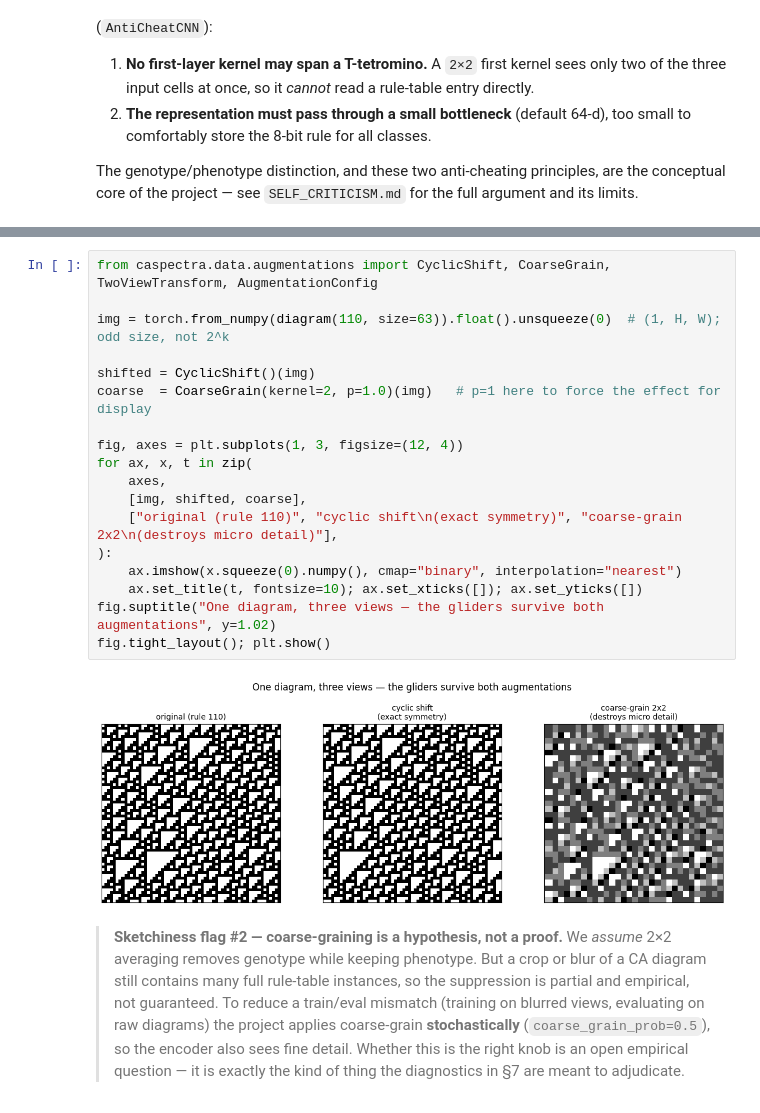
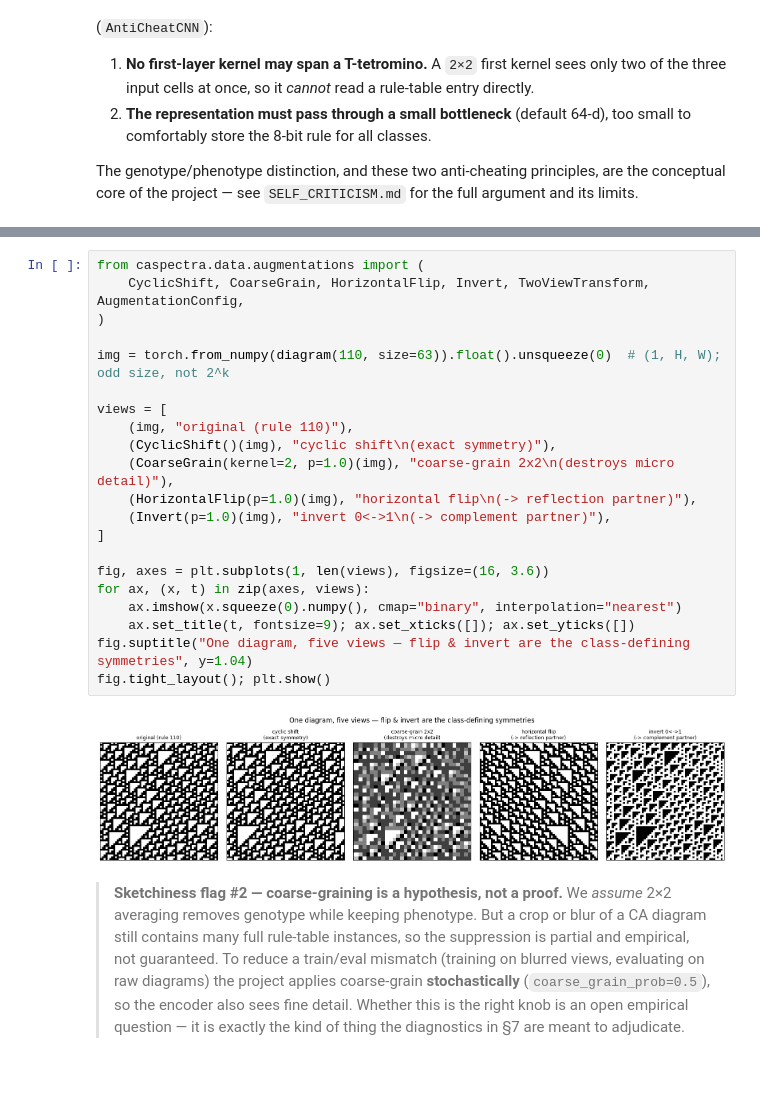
Before and after one commit to mrollier/caspectra, a Jupyter notebook: notebooks/01_problem_and_pipeline.ipynb, the cells around one changed output, grey strips where cells are left out. Drawn from its saved outputs; the diff is of its cells as text; blank space fills up the shorter version.

```diff
--- a/notebooks/01_problem_and_pipeline.ipynb
+++ b/notebooks/01_problem_and_pipeline.ipynb
@@ -286,25 +308,28 @@ rotations/transposes (they mix the physically distinct space and time axes), and
 salt-and-pepper noise. These are documented as off-by-design in
 `data/augmentations.py`.
 # %%
-from caspectra.data.augmentations import CyclicShift, CoarseGrain, TwoViewTransform, AugmentationConfig
+from caspectra.data.augmentations import (
+    CyclicShift, CoarseGrain, HorizontalFlip, Invert, TwoViewTransform, AugmentationConfig,
+)
 
 img = torch.from_numpy(diagram(110, size=63)).float().unsqueeze(0)  # (1, H, W); odd size, not 2^k
 
-shifted = CyclicShift()(img)
-coarse  = CoarseGrain(kernel=2, p=1.0)(img)   # p=1 here to force the effect for display
+views = [
+    (img, "original (rule 110)"),
+    (CyclicShift()(img), "cyclic shift\n(exact symmetry)"),
+    (CoarseGrain(kernel=2, p=1.0)(img), "coarse-grain 2x2\n(destroys micro detail)"),
+    (HorizontalFlip(p=1.0)(img), "horizontal flip\n(-> reflection partner)"),
+    (Invert(p=1.0)(img), "invert 0<->1\n(-> complement partner)"),
+]
 
-fig, axes = plt.subplots(1, 3, figsize=(12, 4))
-for ax, x, t in zip(
-    axes,
-    [img, shifted, coarse],
-    ["original (rule 110)", "cyclic shift\n(exact symmetry)", "coarse-grain 2x2\n(destroys micro detail)"],
-):
+fig, axes = plt.subplots(1, len(views), figsize=(16, 3.6))
+for ax, (x, t) in zip(axes, views):
     ax.imshow(x.squeeze(0).numpy(), cmap="binary", interpolation="nearest")
-    ax.set_title(t, fontsize=10); ax.set_xticks([]); ax.set_yticks([])
-fig.suptitle("One diagram, three views — the gliders survive both augmentations", y=1.02)
+    ax.set_title(t, fontsize=9); ax.set_xticks([]); ax.set_yticks([])
+fig.suptitle("One diagram, five views — flip & invert are the class-defining symmetries", y=1.04)
 fig.tight_layout(); plt.show()
 # %% [output]
-[figure, old version]
+[figure, new version]
 # %% [markdown]
 > **Sketchiness flag #2 — coarse-graining is a hypothesis, not a proof.** We
 > *assume* 2×2 averaging removes genotype while keeping phenotype. But a crop or
```
Also changed, not shown: parts of 8 cells of this notebook, 13 other files.
